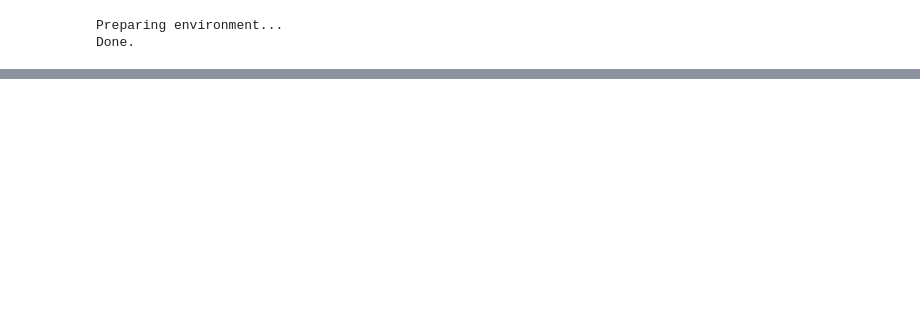
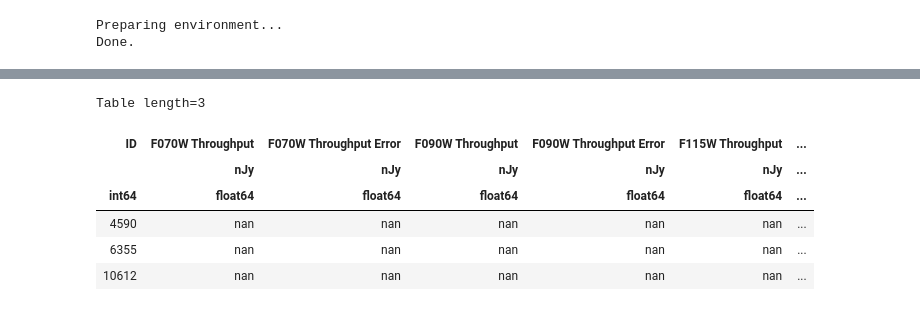
Before and after one commit to ImaanBontle/apo-phot, a Jupyter notebook: Utils/Filter_Throughput.ipynb, the cells around one changed output, grey strips where cells are left out. Drawn from its saved outputs; the diff is of its cells as text; code cells hidden in the pictures; blank space fills up the shorter version.

Commit message:
fix: Added temporary functions to read data for SMACS galaxies

```diff
--- a/Utils/Filter_Throughput.ipynb
+++ b/Utils/Filter_Throughput.ipynb
@@ -1290,0 +1404,34 @@ plt.plot(Filter_grid, Filter_conv * Spectrum_flux, color="red")
+# %%
+# Grab test spectra
+specFolder = "Spectra/SMACS_ERC/"
+specDirTest, specListTest, specNamesTest = GetSpec()
+specDataTest = ImportSpec(specDirTest, specListTest, specNamesTest)
+
+# Find redshifts
+redshiftFolder = GetDirStruct() + "NIRSpec/Glamdring/Data/NIRCamSpec.fits"
+redshiftID = "ID"
+redshiftZ = "Z_INPUT"
+redshiftFileTest = tbl.QTable.read(redshiftFolder)
+
+# Grab filters
+filterFolder = "Throughputs/nircam_throughputs/mean_throughputs/"
+filterDirTest, filterListTest, filterNamesTest = GetFilter()
+filterDataTest = ImportFilter(filterDirTest, filterListTest, filterNamesTest)
+
+# Calculate throughputs
+outputFolder = "testData"
+# BlueshiftSpectra(specDataTest, redshiftFileTest)
+specTableTest = LoopSpectra(specDataTest, filterDataTest, redshiftFileTest)
+
+# Grab test fluxes
+testData = tbl.QTable.read(f"{GetDirStruct()}/NIRSpec/Glamdring/Data/NIRCamSpec.fits")
+# %%
+specTableTest
+# %% [output]
+Table length=3
+| ID | F070W Throughput | F070W Throughput Error | F090W Throughput | F090W Throughput Error | F115W Throughput | ... |
+|  | nJy | nJy | nJy | nJy | nJy | ... |
+| int64 | float64 | float64 | float64 | float64 | float64 | ... |
+| 4590 | nan | nan | nan | nan | nan | ... |
+| 6355 | nan | nan | nan | nan | nan | ... |
+| 10612 | nan | nan | nan | nan | nan | ... |
```
Also changed, not shown: parts of 13 cells of this notebook.
